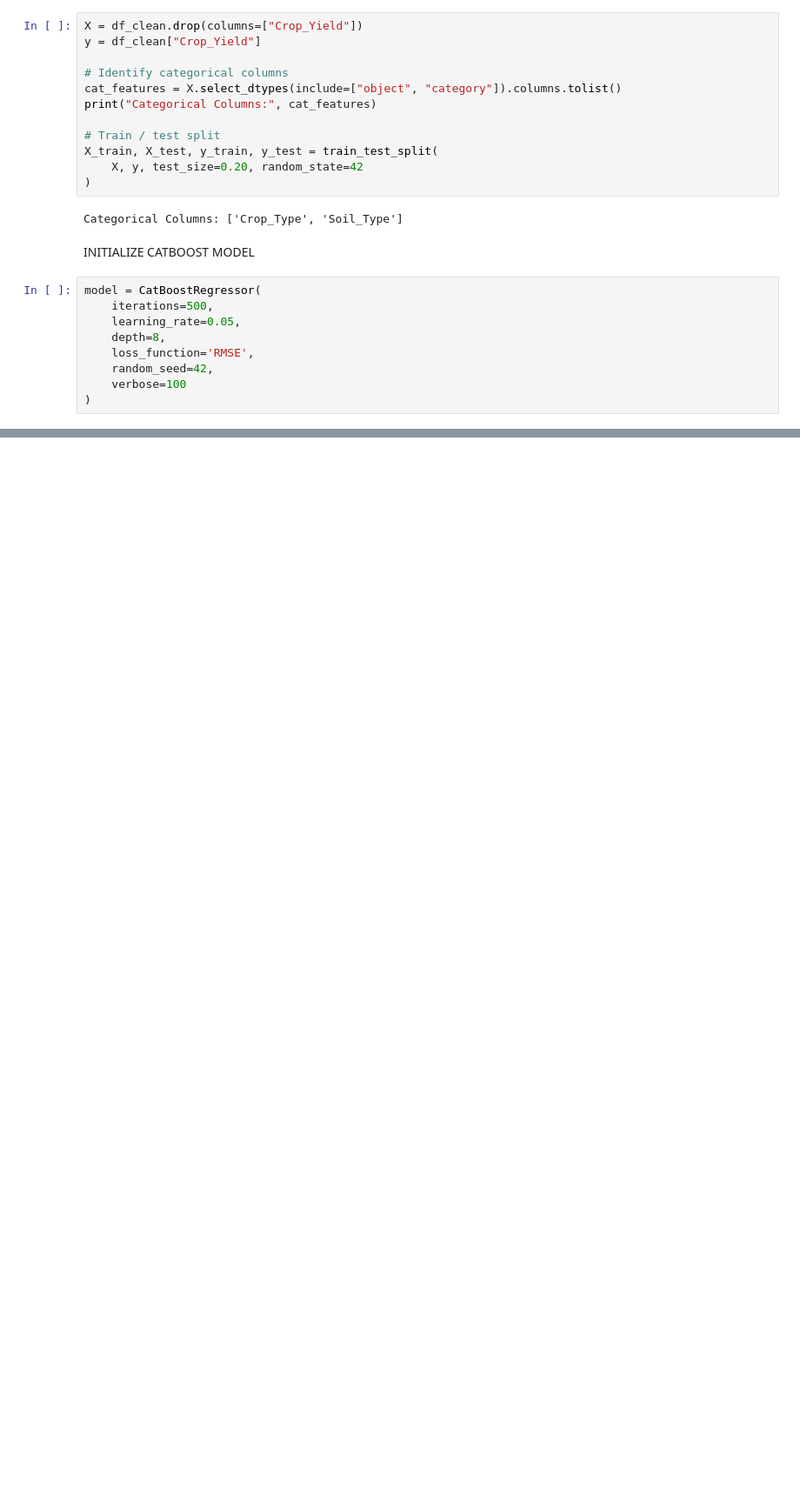
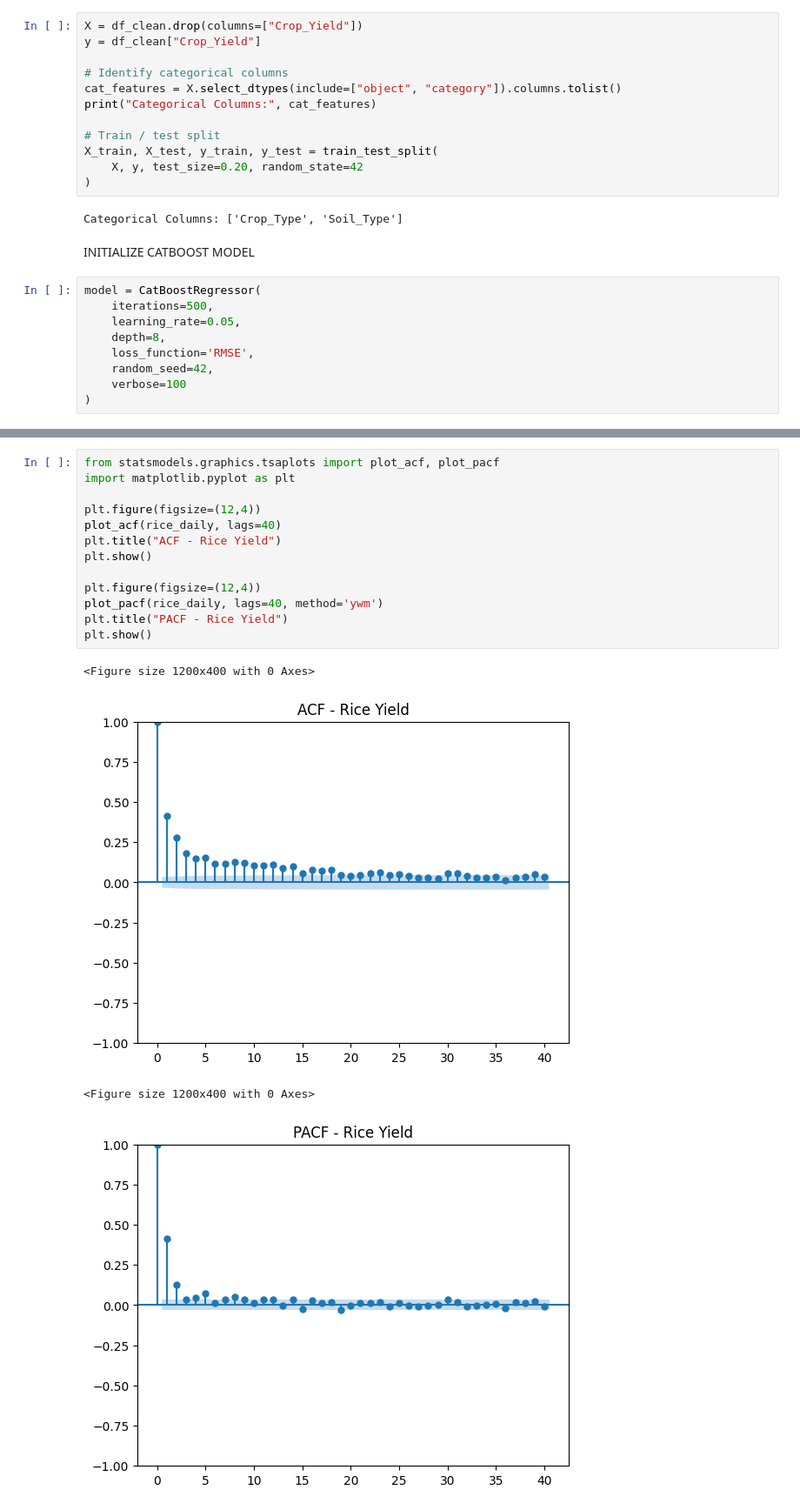
Before and after one commit to springboardmentor789r/AgriYield, a Jupyter notebook: MS3.ipynb, the cells around one changed output, grey strips where cells are left out. Shown at 87% size. Cells and saved outputs as stored; diff of their text form; blank space fills up the shorter version.

```diff
--- a/MS3.ipynb
+++ b/MS3.ipynb
@@ -140,0 +343,18 @@ Adj R2    : 0.9584
+# %%
+from statsmodels.graphics.tsaplots import plot_acf, plot_pacf
+import matplotlib.pyplot as plt
+
+plt.figure(figsize=(12,4))
+plot_acf(rice_daily, lags=40)
+plt.title("ACF - Rice Yield")
+plt.show()
+
+plt.figure(figsize=(12,4))
+plot_pacf(rice_daily, lags=40, method='ywm')
+plt.title("PACF - Rice Yield")
+plt.show()
+# %% [output]
+<Figure size 1200x400 with 0 Axes>
+[figure, added]
+<Figure size 1200x400 with 0 Axes>
+[figure, added]
```
Also changed, not shown: parts of 29 cells of this notebook, 1 other file.
